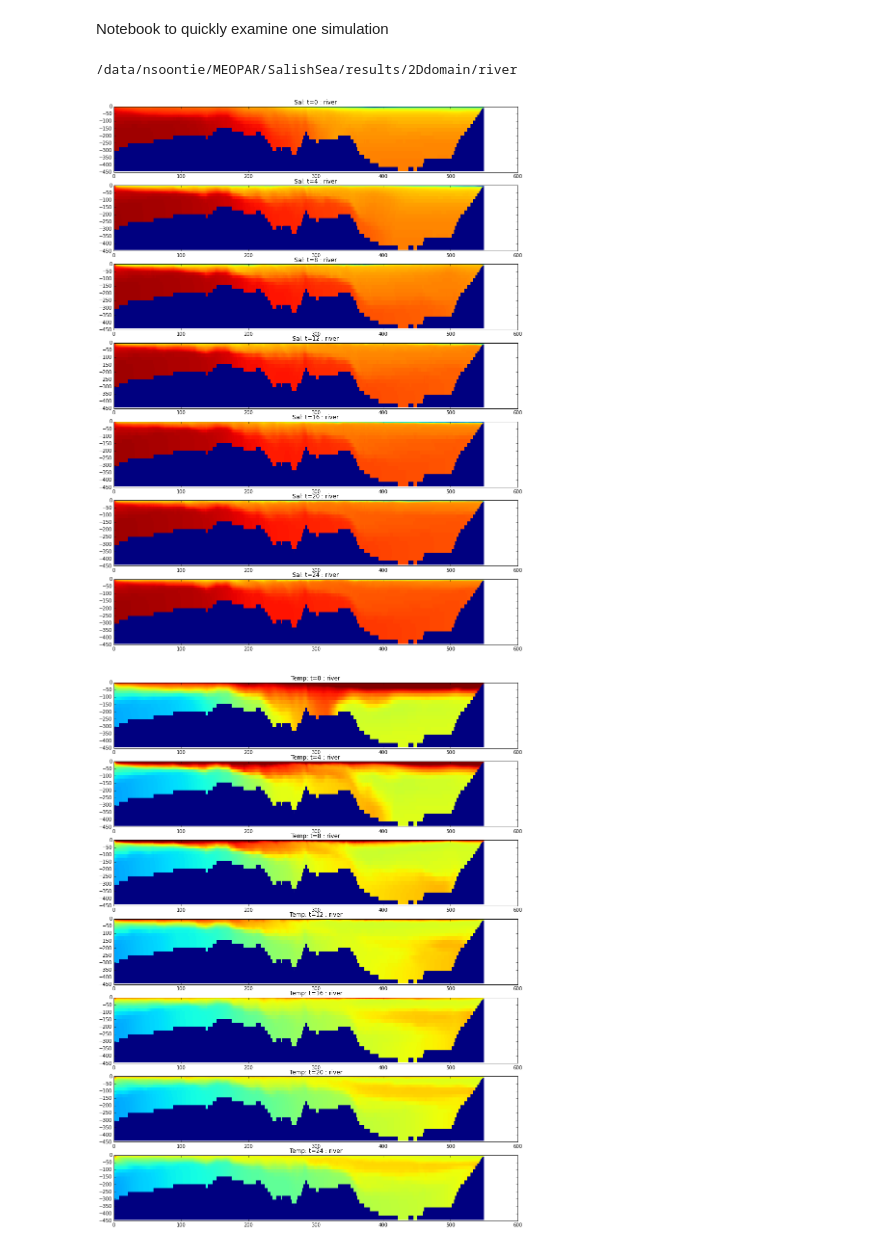
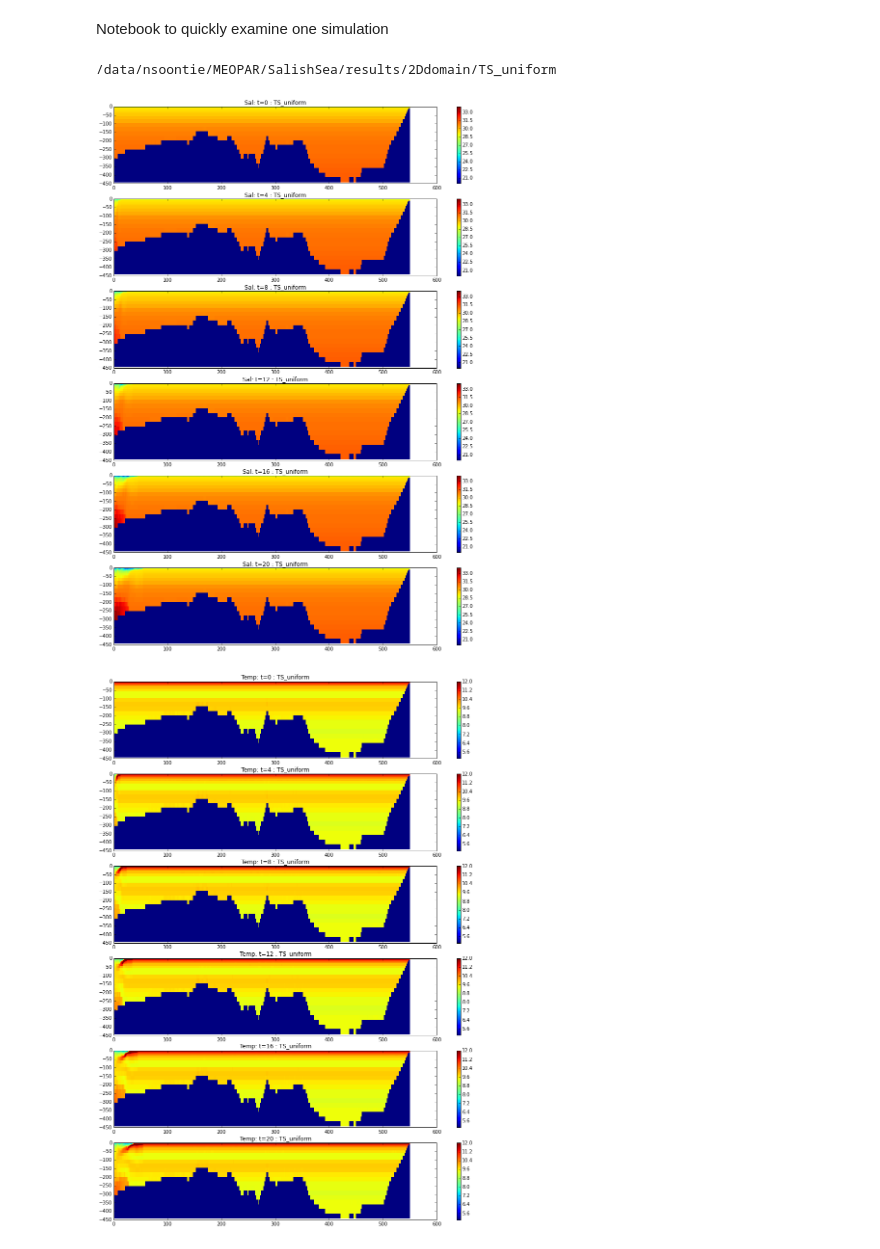
Before and after one commit to SalishSeaCast/2d-domain, a Jupyter notebook: analysis/ExamineOne.ipynb, the cells around one changed output. Saved outputs shown, nothing was run; the diff lists cells and outputs as text; code cells hidden in the pictures.

```diff
--- a/analysis/ExamineOne.ipynb
+++ b/analysis/ExamineOne.ipynb
@@ -11,15 +11,15 @@ import os
 # %%
 results = '/data/nsoontie/MEOPAR/SalishSea/results/2Ddomain/'
 
-run = 'river'
+run = 'TS_uniform'
 
 path = os.path.join(results,run)
 
 print path
 
-filepart = 'SalishSea_1d_20030801_20030828'
+filepart = 'SalishSea_1h_20020915_20020915'
 # %% [output]
-/data/nsoontie/MEOPAR/SalishSea/results/2Ddomain/river
+/data/nsoontie/MEOPAR/SalishSea/results/2Ddomain/TS_uniform
 # %%
 f = nc.Dataset(os.path.join(path,'{}_grid_U.nc'.format(filepart)))
 Us = f.variables['vozocrtx'][:,:,1,:]
@@ -36,21 +36,23 @@ x = f.variables['nav_lon'][1,:]
 
 xx,zz = np.meshgrid(x,-depths[:])
 # %%
-fig, axs = plt.subplots(7,1,figsize=(15,20))
-ts = np.arange(0,27,4)
+fig, axs = plt.subplots(6,1,figsize=(15,20))
+ts = np.arange(0,24,4)
 
 for t,ax in zip(ts,axs.flat):
-    ax.pcolormesh(xx,zz,Ss[t,:,:],vmin=20,vmax=34)
+    mesh=ax.pcolormesh(xx,zz,Ss[t,:,:],vmin=20,vmax=34)
     ax.set_title('Sal: t={} : {}'.format(t, run))
+    fig.colorbar(mesh,ax=ax)
 # %% [output]
-[figure, old version]
+[figure, new version]
 # %%
-fig, axs = plt.subplots(7,1,figsize=(15,20))
-ts = np.arange(0,27,4)
+fig, axs = plt.subplots(6,1,figsize=(15,20))
+ts = np.arange(0,24,4)
 
 for t,ax in zip(ts,axs.flat):
-    ax.pcolormesh(xx,zz,Ts[t,:,:],vmin=5,vmax=12)
+    mesh=ax.pcolormesh(xx,zz,Ts[t,:,:],vmin=5,vmax=12)
     ax.set_title('Temp: t={} : {}'.format(t, run))
+    fig.colorbar(mesh,ax=ax)
 # %% [output]
-[figure, old version]
+[figure, new version]
 # %%
```
Also changed, not shown: parts of 2 cells of this notebook.
